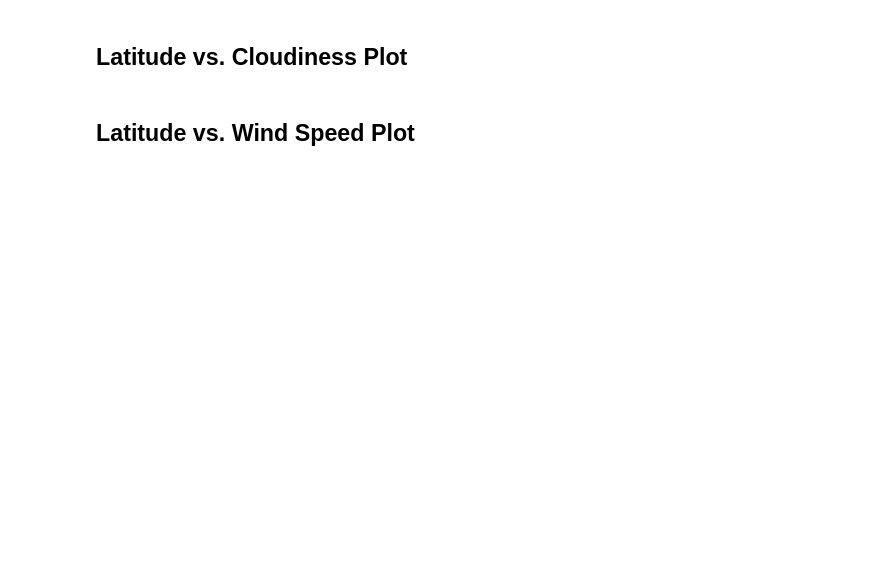
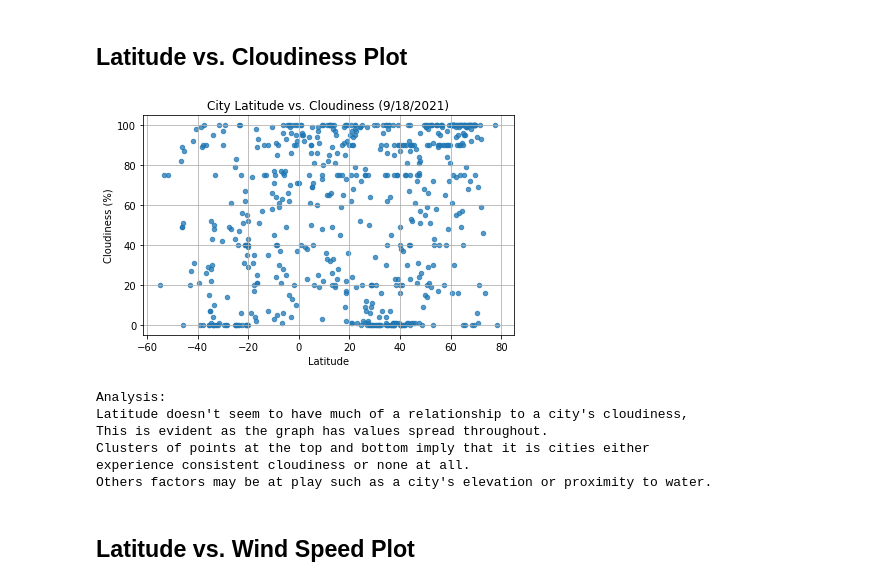
Before and after one commit to marcuspttr/python-api-challenge, a Jupyter notebook: WeatherPy.ipynb, the cells around one changed output. Drawn from its saved outputs; the diff is of its cells as text; code cells hidden in the pictures; blank space fills up the shorter version.

```diff
--- a/WeatherPy.ipynb
+++ b/WeatherPy.ipynb
@@ -156,4 +225,25 @@ Skip this step if there are no cities that have humidity > 100%.
 # %% [markdown]
 ## Latitude vs. Cloudiness Plot
+# %%
+weather_df.plot.scatter(x = 'Lat', y = 'Cloudiness', grid = True, alpha = 0.75,
+                        xlabel = "Latitude", ylabel = "Cloudiness (%)",
+                        title = f'City Latitude vs. Cloudiness {today}')
+plt.tight_layout()
+plt.show()
+
+print('''Analysis:
+Latitude doesn\'t seem to have much of a relationship to a city\'s cloudiness,
+This is evident as the graph has values spread throughout.
+Clusters of points at the top and bottom imply that it is cities either
+experience consistent cloudiness or none at all.
+Others factors may be at play such as a city\'s elevation or proximity to water.''')
+# %% [output]
+[figure, added]
+Analysis:
+Latitude doesn't seem to have much of a relationship to a city's cloudiness,
+This is evident as the graph has values spread throughout.
+Clusters of points at the top and bottom imply that it is cities either
+experience consistent cloudiness or none at all.
+Others factors may be at play such as a city's elevation or proximity to water.
 # %% [markdown]
 ## Latitude vs. Wind Speed Plot
```
Also changed, not shown: parts of 20 cells of this notebook.
